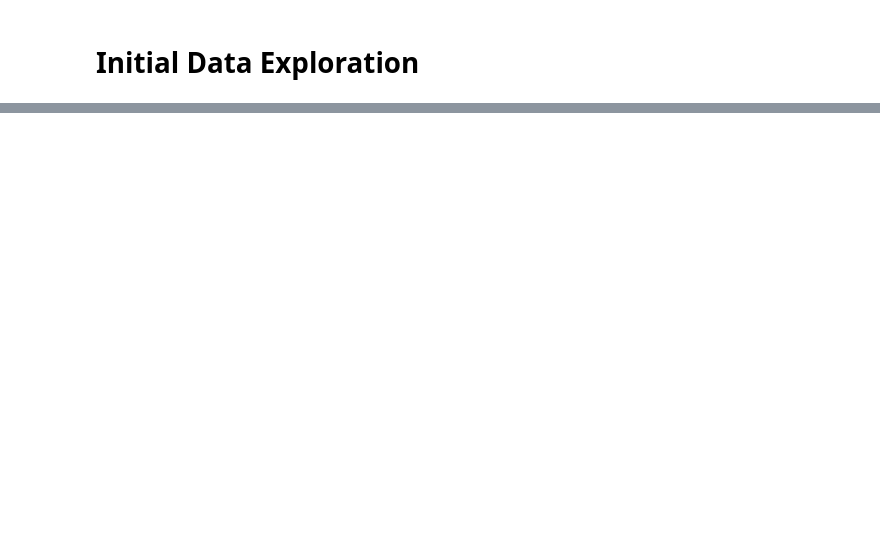
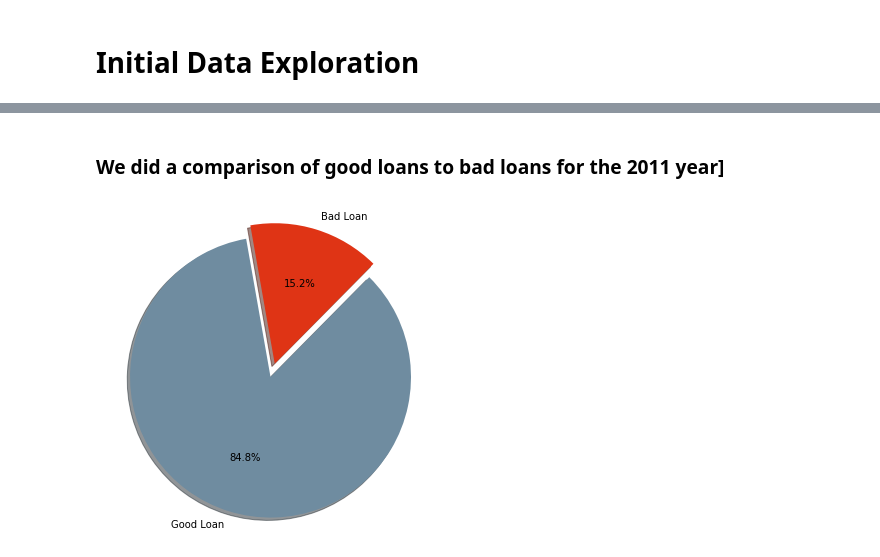
Before and after one commit to nukemecha/Project3, a Jupyter notebook: Meg/ex_analysis.ipynb, the cells around one changed output, grey strips where cells are left out. Cells and saved outputs as stored; diff of their text form; code cells hidden in the pictures; blank space fills up the shorter version.

```diff
--- a/Meg/ex_analysis.ipynb
+++ b/Meg/ex_analysis.ipynb
@@ -274,0 +161,36 @@ plt.show()
+# %% [markdown]
+### We did a comparison of good loans to bad loans for the 2011 year]
+# %%
+# Sorting good and bad loans for the 2011 year
+
+bad_loans = ["Charged Off", "Default", "In Grace Period",
+            "Late (16-30 days)", "Late (31-120 days)"]
+
+good_loans = ["Fully Paid", "Current"]
+
+def loan_sort(loan):
+    if loan in bad_loans:
+        return 'Bad Loan'
+    else:
+        return 'Good Loan'
+
+
+df['loan_condition'] = df['loan_status'].apply(loan_sort)
+# %%
+# Generate a pie plot showing the distribution of Loan Status
+
+status_counts = df["loan_condition"].value_counts()
+explode = [0, 0.1]
+
+labels = ["Good Loan", "Bad Loan"]
+colors = ["#6f8ca0", "#df3415"]
+
+plt.figure(figsize=(6,6))
+plt.pie(status_counts, explode=explode, labels=labels, colors=colors,
+        autopct="%1.1f%%", shadow=True, startangle=100)
+# Create axes which are equal so we have a perfect circle
+plt.axis("equal")
+
+plt.show()
+# %% [output]
+[figure, added]
```
Also changed, not shown: parts of 34 cells of this notebook.
